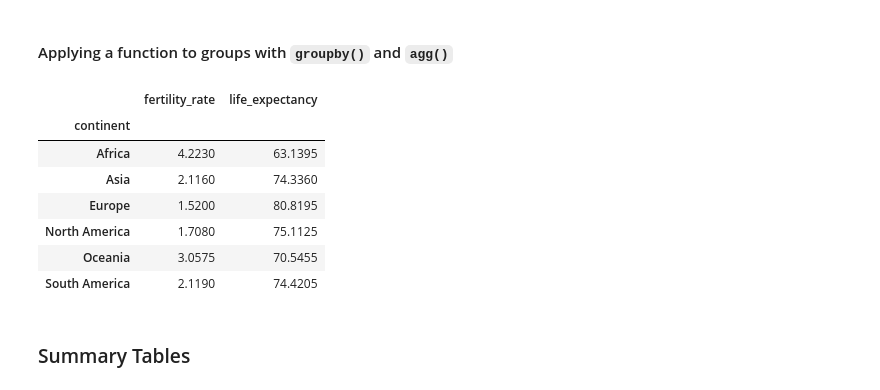
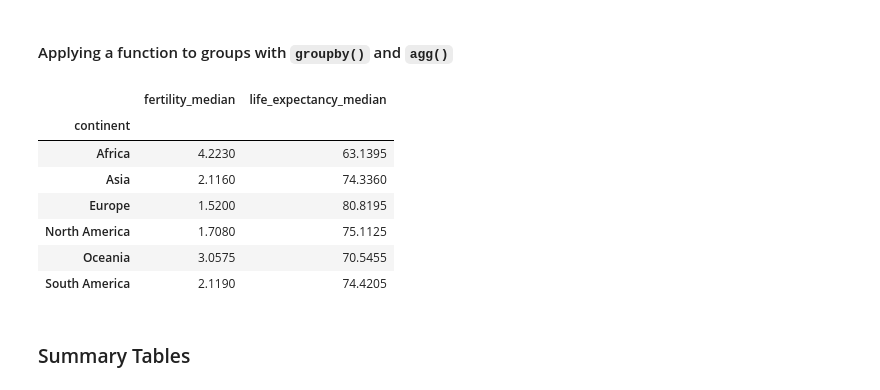
Before and after one commit to ismayc/oreilly-genai-powered-data-analysis-with-python, a Jupyter notebook: exercises_solutions.ipynb, the cells around one changed output. Cells and saved outputs as stored; diff of their text form; code cells hidden in the pictures.

```diff
--- a/exercises_solutions.ipynb
+++ b/exercises_solutions.ipynb
@@ -699,12 +710,12 @@ populations_plus.head()
 #### Applying a function to groups with `groupby()` and `agg()`
 # %%
 # Calculate the median fertility rate and life expectancy for each continent
-populations.groupby('continent').agg({
-    'fertility_rate': 'median',
-    'life_expectancy': 'median'
-})
+populations.groupby('continent').agg(
+    fertility_median=('fertility_rate', 'median'),
+    life_expectancy_median=('life_expectancy', 'median')
+)
 # %% [output]
-|  | fertility_rate | life_expectancy |
+|  | fertility_median | life_expectancy_median |
 | continent |  |  |
 | Africa | 4.2230 | 63.1395 |
 | Asia | 2.1160 | 74.3360 |
```
Also changed, not shown: parts of 7 cells of this notebook, 3 other files.
